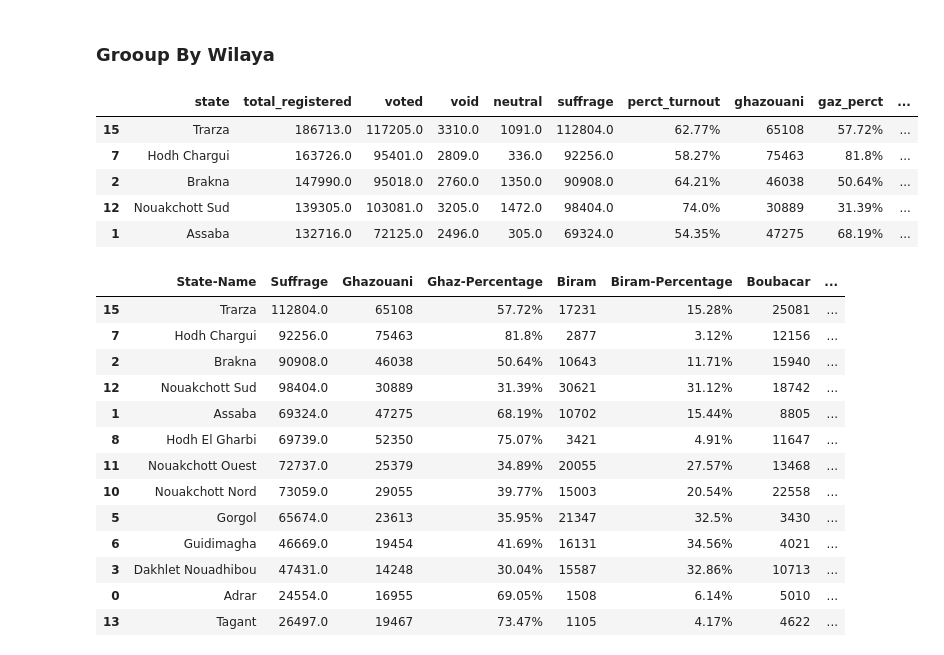
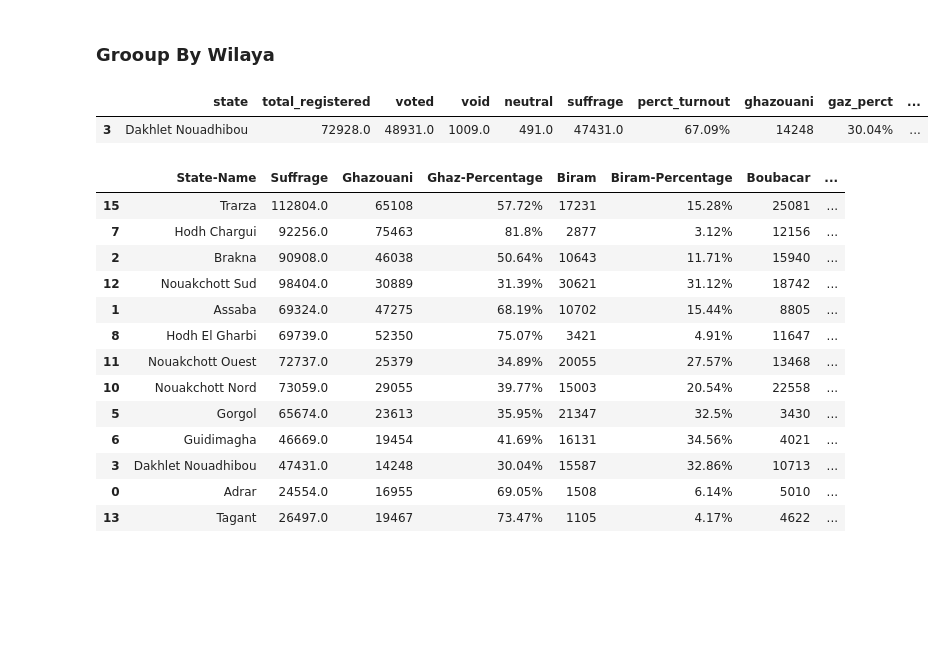
Before and after one commit to Mauritycs/2019_Election_Results, a Jupyter notebook: Notebooks/mainCleanUp.ipynb, the cells around one changed output. Cells and saved outputs as stored; diff of their text form; code cells hidden in the pictures; blank space fills up the shorter version.

```diff
--- a/Notebooks/mainCleanUp.ipynb
+++ b/Notebooks/mainCleanUp.ipynb
@@ -435,15 +437,11 @@ states_summary_df = states_summary_df.sort_values(by=['total_registered'], ascen
 
 # # get the name of the county by resetting the index
 # states_summary_df = states_summary_df.reset_index()
-# %%
-states_summary_df.head()
-# %% [output]
-|  | state | total_registered | voted | void | neutral | suffrage | perct_turnout | ghazouani | gaz_perct | ... |
-| 15 | Trarza | 186713.0 | 117205.0 | 3310.0 | 1091.0 | 112804.0 | 62.77% | 65108 | 57.72% | ... |
-| 7 | Hodh Chargui | 163726.0 | 95401.0 | 2809.0 | 336.0 | 92256.0 | 58.27% | 75463 | 81.8% | ... |
-| 2 | Brakna | 147990.0 | 95018.0 | 2760.0 | 1350.0 | 90908.0 | 64.21% | 46038 | 50.64% | ... |
-| 12 | Nouakchott Sud | 139305.0 | 103081.0 | 3205.0 | 1472.0 | 98404.0 | 74.0% | 30889 | 31.39% | ... |
-| 1 | Assaba | 132716.0 | 72125.0 | 2496.0 | 305.0 | 69324.0 | 54.35% | 47275 | 68.19% | ... |
+# %%
+states_summary_df[states_summary_df['state'] == "Dakhlet Nouadhibou"]
+# %% [output]
+|  | state | total_registered | voted | void | neutral | suffrage | perct_turnout | ghazouani | gaz_perct | ... |
+| 3 | Dakhlet Nouadhibou | 72928.0 | 48931.0 | 1009.0 | 491.0 | 47431.0 | 67.09% | 14248 | 30.04% | ... |
 # %%
 state_table_df = states_summary_df[['state', 'suffrage', 'ghazouani', 'gaz_perct', 'biram', 'biram_perct',
                                     'boubacar', 'boubacar_perct', 'mewloud', 'mewloud_perct', 'kane', 'kane_perct',
```
Also changed, not shown: parts of 3 cells of this notebook.
